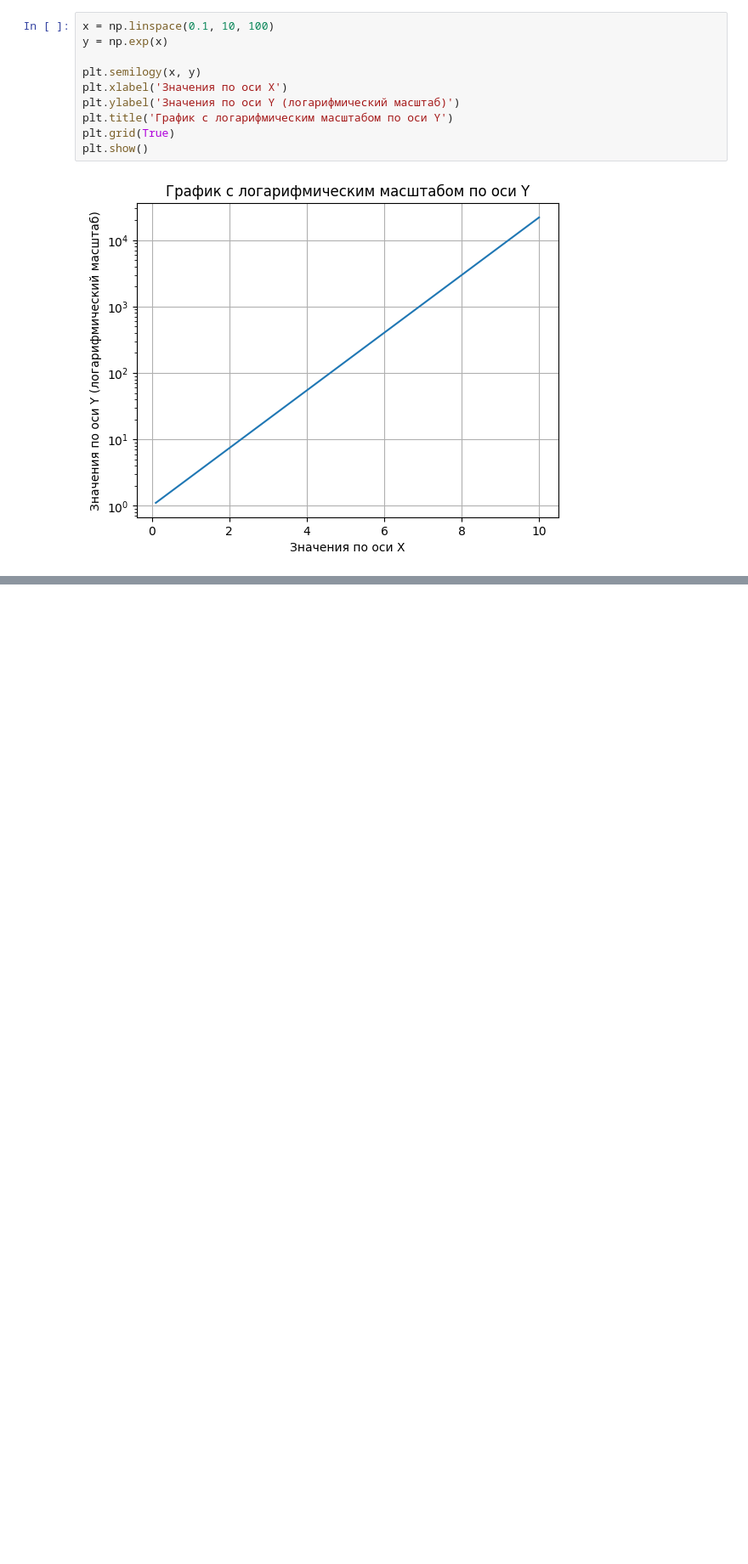
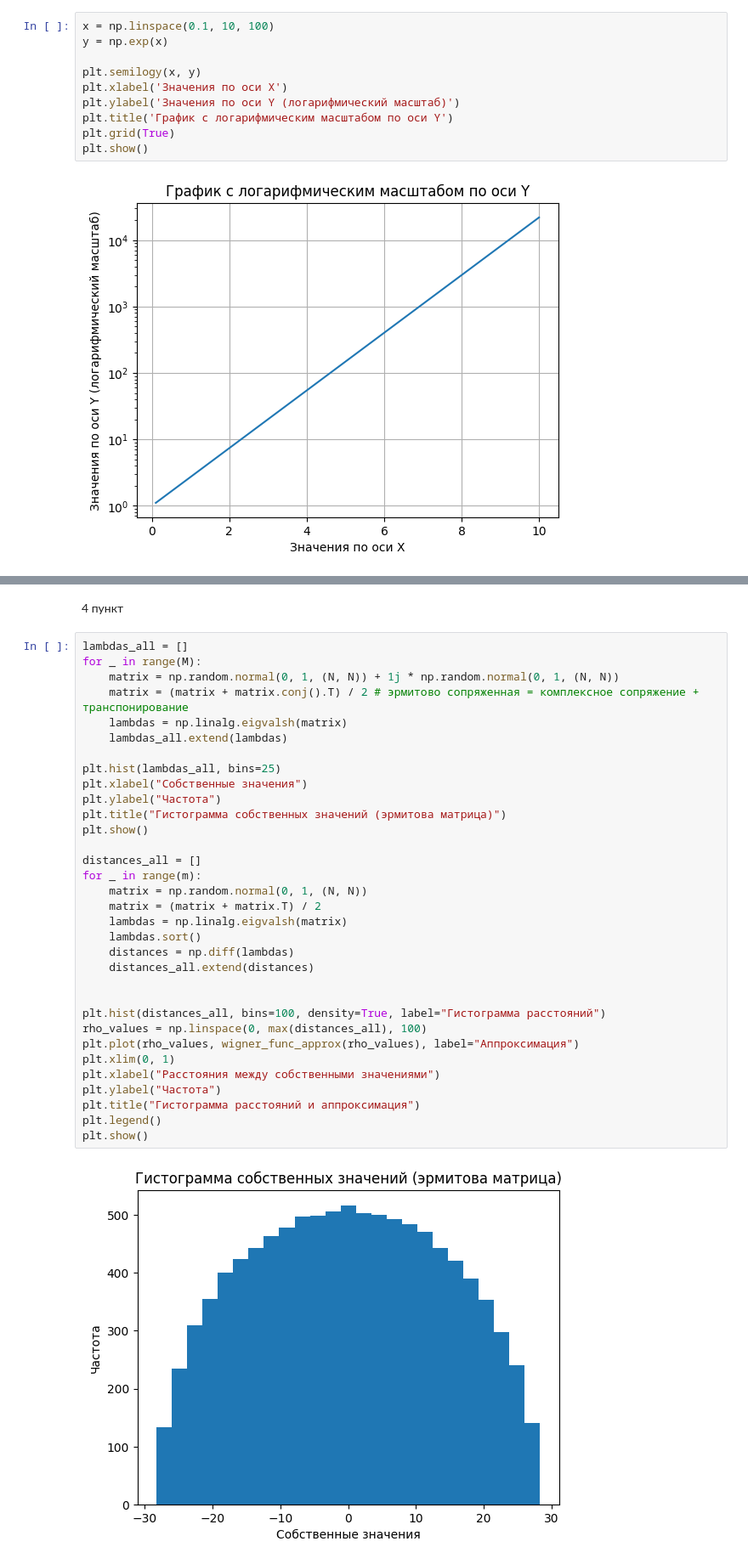
Before and after one commit to egoroz/calculus_math_MIPT, a Jupyter notebook: hw/1/1.ipynb, the cells around one changed output, grey strips where cells are left out. Shown at 85% size. Saved outputs shown, nothing was run; the diff lists cells and outputs as text; blank space fills up the shorter version.

```diff
--- a/hw/1/1.ipynb
+++ b/hw/1/1.ipynb
@@ -169,0 +239,37 @@ plt.show()
+# %% [markdown]
+4 пункт
+# %%
+lambdas_all = []
+for _ in range(M):
+    matrix = np.random.normal(0, 1, (N, N)) + 1j * np.random.normal(0, 1, (N, N))
+    matrix = (matrix + matrix.conj().T) / 2 # эрмитово сопряженная = комплексное сопряжение + транспонирование
+    lambdas = np.linalg.eigvalsh(matrix)
+    lambdas_all.extend(lambdas)
+
+plt.hist(lambdas_all, bins=25)
+plt.xlabel("Собственные значения")
+plt.ylabel("Частота")
+plt.title("Гистограмма собственных значений (эрмитова матрица)")
+plt.show()
+
+distances_all = []
+for _ in range(m):
+    matrix = np.random.normal(0, 1, (N, N))
+    matrix = (matrix + matrix.T) / 2
+    lambdas = np.linalg.eigvalsh(matrix)
+    lambdas.sort()
+    distances = np.diff(lambdas)
+    distances_all.extend(distances)
+
+
+plt.hist(distances_all, bins=100, density=True, label="Гистограмма расстояний")
+rho_values = np.linspace(0, max(distances_all), 100)
+plt.plot(rho_values, wigner_func_approx(rho_values), label="Аппроксимация")
+plt.xlim(0, 1)
+plt.xlabel("Расстояния между собственными значениями")
+plt.ylabel("Частота")
+plt.title("Гистограмма расстояний и аппроксимация")
+plt.legend()
+plt.show()
+# %% [output]
+[figure, added]
```
Also changed, not shown: parts of 13 cells of this notebook.
